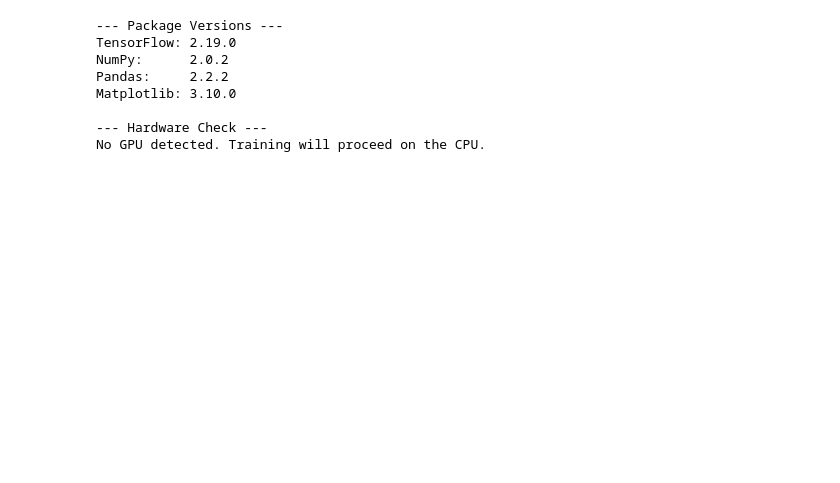
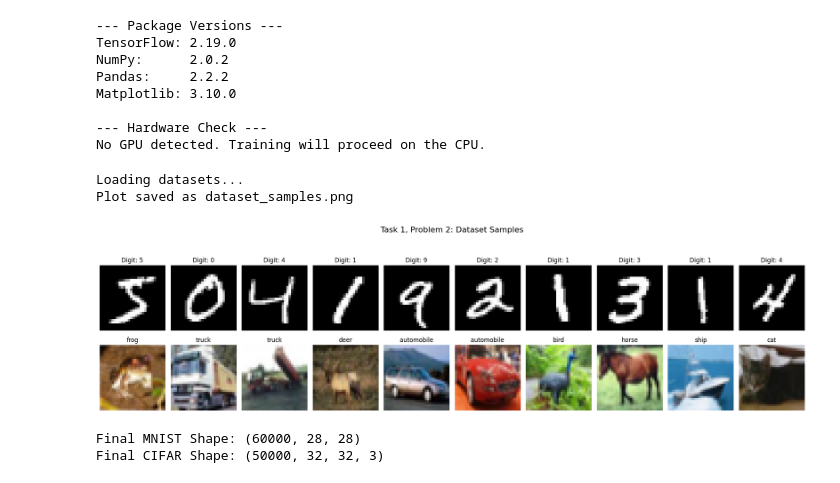
Before and after one commit to ashu24it3010-dotcom/CNN-Lab-Assignment, a Jupyter notebook: assignment.ipynb, the cells around one changed output. Cells and saved outputs as stored; diff of their text form; code cells hidden in the pictures; blank space fills up the shorter version.

Commit message:
task2 completed

```diff
--- a/assignment.ipynb
+++ b/assignment.ipynb
@@ -57,3 +57,74 @@ Matplotlib: 3.10.0
 
 --- Hardware Check ---
 No GPU detected. Training will proceed on the CPU.
+# %%
+import tensorflow as tf
+import matplotlib.pyplot as plt
+import numpy as np
+
+# --- REPRODUCIBILITY ---
+# Setting seeds ensures that every time this cell is run, the same images are
+# selected and the data is processed identically.
+np.random.seed(42)
+tf.random.set_seed(42)
+
+# --- 1. DATA LOADING ---
+# MNIST: 60,000 28x28 grayscale images of the 10 digits.
+# CIFAR-10: 60,000 32x32 color images in 10 classes.
+print("Loading datasets...")
+(mnist_train, mnist_labels), (mnist_test, _) = tf.keras.datasets.mnist.load_data()
+(cifar_train, cifar_labels), (cifar_test, _) = tf.keras.datasets.cifar10.load_data()
+
+# --- 2. NORMALIZATION ---
+# [ANALYSIS]: We normalize pixel values by dividing by 255.0 to scale them
+# from [0, 255] to [0.0, 1.0]. This is critical because neural networks
+# converge faster when input features have a small, uniform range.
+# Large input values can lead to large gradients, making training unstable.
+mnist_train = mnist_train.astype('float32') / 255.0
+mnist_test = mnist_test.astype('float32') / 255.0
+cifar_train = cifar_train.astype('float32') / 255.0
+cifar_test = cifar_test.astype('float32') / 255.0
+
+# --- 3. VISUALIZATION (2x10 Grid) ---
+class_names_cifar = ['airplane', 'automobile', 'bird', 'cat', 'deer',
+                     'dog', 'frog', 'horse', 'ship', 'truck']
+
+fig, axes = plt.subplots(2, 10, figsize=(20, 6))
+fig.suptitle("Task 1, Problem 2: Dataset Samples", fontsize=16)
+
+# [ANALYSIS]: Comparing Dimensions
+# MNIST images are 28x28x1 (Rank 2 tensors here as grayscale is implied).
+# CIFAR-10 images are 32x32x3 (Rank 3 tensors).
+# The extra dimension in CIFAR-10 represents the RGB color channels,
+# meaning the model must learn to extract features from 3 color planes.
+
+for i in range(10):
+    # Top Row: MNIST
+    axes[0, i].imshow(mnist_train[i], cmap='gray')
+    axes[0, i].set_title(f"Digit: {mnist_labels[i]}")
+    axes[0, i].axis('off')
+
+    # Bottom Row: CIFAR-10
+    axes[1, i].imshow(cifar_train[i])
+    label_idx = cifar_labels[i][0]
+    axes[1, i].set_title(class_names_cifar[label_idx])
+    axes[1, i].axis('off')
+
+plt.tight_layout(rect=[0, 0.03, 1, 0.95])
+
+# --- 4. SAVING THE OUTPUT ---
+# Saving as PNG as per "Instructions to Students" on page 1.
+plt.savefig("dataset_samples.png")
+print("Plot saved as dataset_samples.png")
+plt.show()
+
+# --- 5. VERIFYING SHAPES ---
+# [ANALYSIS]: Printing shapes to confirm preprocessing is correct.
+print(f"\nFinal MNIST Shape: {mnist_train.shape}")   # Expected: (60000, 28, 28)
+print(f"Final CIFAR Shape: {cifar_train.shape}")   # Expected: (50000, 32, 32, 3)
+# %% [output]
+Loading datasets...
+Plot saved as dataset_samples.png
+[figure, added]
+Final MNIST Shape: (60000, 28, 28)
+Final CIFAR Shape: (50000, 32, 32, 3)
```
